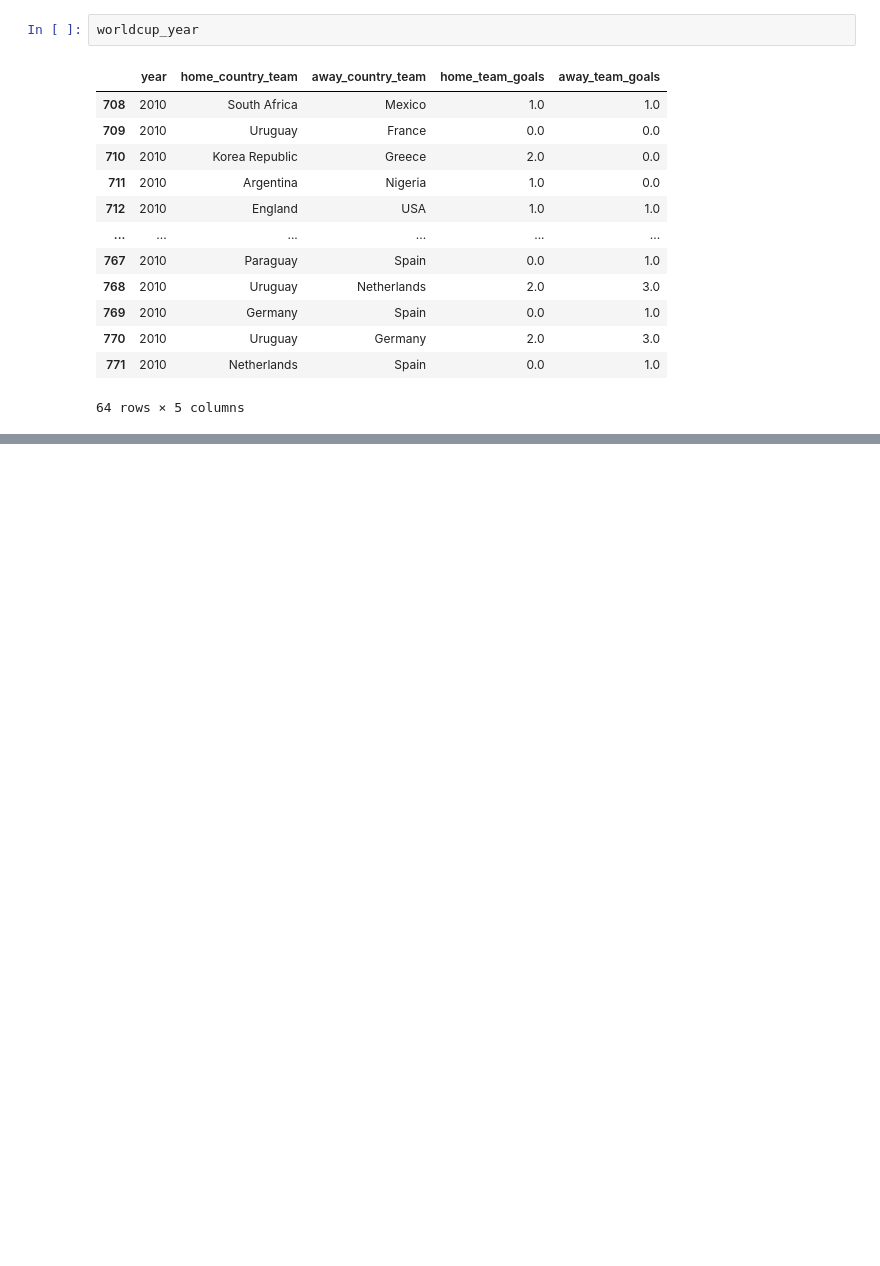
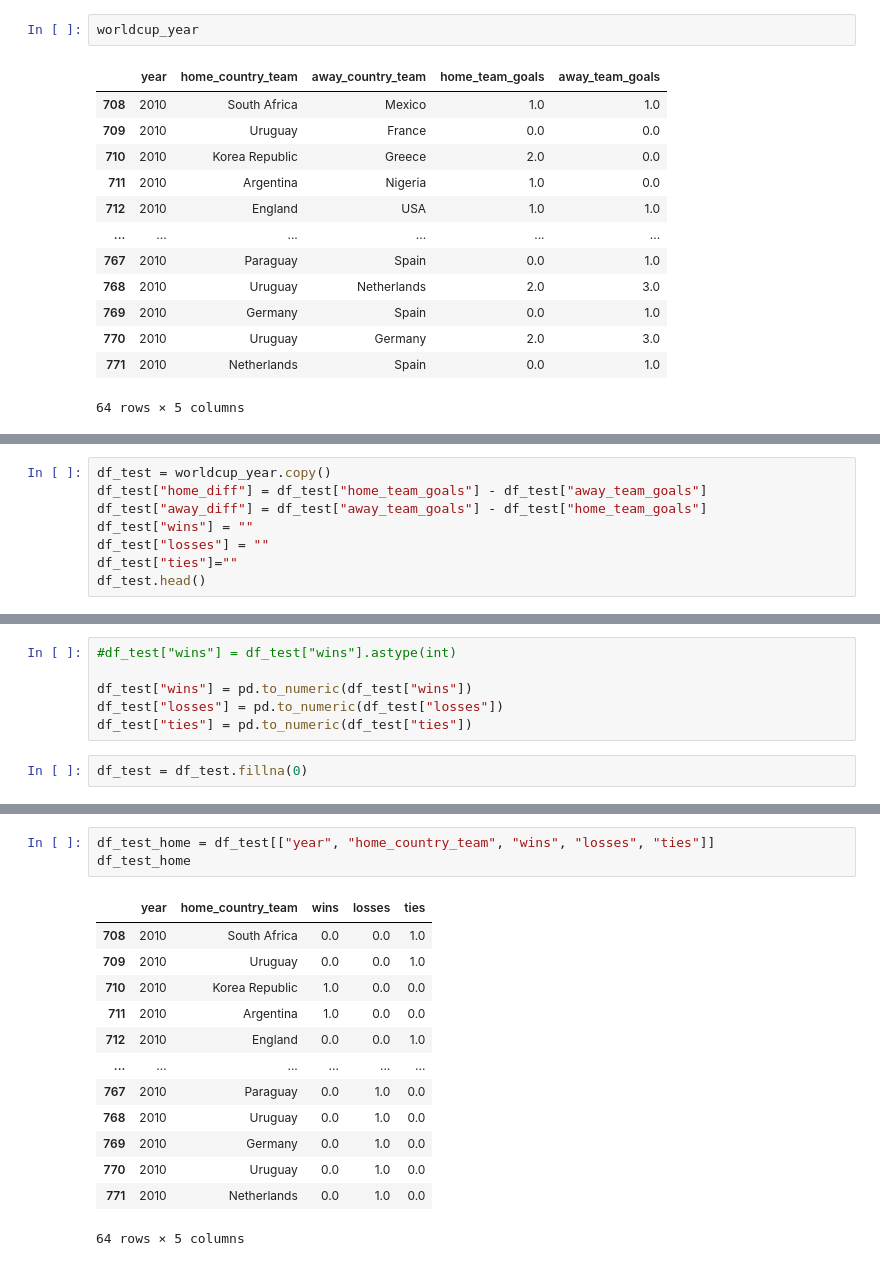
Before and after one commit to melissamemel/ETL_Project, a Jupyter notebook: worldcup_stagner.ipynb, the cells around one changed output, grey strips where cells are left out. Saved outputs shown, nothing was run; the diff lists cells and outputs as text; blank space fills up the shorter version.

```diff
--- a/worldcup_stagner.ipynb
+++ b/worldcup_stagner.ipynb
@@ -160,0 +115,8 @@ worldcup_country
+# %%
+df_test = worldcup_year.copy()
+df_test["home_diff"] = df_test["home_team_goals"] - df_test["away_team_goals"]
+df_test["away_diff"] = df_test["away_team_goals"] - df_test["home_team_goals"]
+df_test["wins"] = ""
+df_test["losses"] = ""
+df_test["ties"]=""
+df_test.head()
@@ -160,0 +130,8 @@ worldcup_country
+# %%
+#df_test["wins"] = df_test["wins"].astype(int)
+
+df_test["wins"] = pd.to_numeric(df_test["wins"])
+df_test["losses"] = pd.to_numeric(df_test["losses"])
+df_test["ties"] = pd.to_numeric(df_test["ties"])
+# %%
+df_test = df_test.fillna(0)
@@ -160,0 +155,17 @@ worldcup_country
+# %%
+df_test_home = df_test[["year", "home_country_team", "wins", "losses", "ties"]]
+df_test_home
+# %% [output]
+|  | year | home_country_team | wins | losses | ties |
+| 708 | 2010 | South Africa | 0.0 | 0.0 | 1.0 |
+| 709 | 2010 | Uruguay | 0.0 | 0.0 | 1.0 |
+| 710 | 2010 | Korea Republic | 1.0 | 0.0 | 0.0 |
+| 711 | 2010 | Argentina | 1.0 | 0.0 | 0.0 |
+| 712 | 2010 | England | 0.0 | 0.0 | 1.0 |
+| ... | ... | ... | ... | ... | ... |
+| 767 | 2010 | Paraguay | 0.0 | 1.0 | 0.0 |
+| 768 | 2010 | Uruguay | 0.0 | 1.0 | 0.0 |
+| 769 | 2010 | Germany | 0.0 | 1.0 | 0.0 |
+| 770 | 2010 | Uruguay | 0.0 | 1.0 | 0.0 |
+| 771 | 2010 | Netherlands | 0.0 | 1.0 | 0.0 |
+64 rows × 5 columns
```
Also changed, not shown: parts of 11 cells of this notebook.
